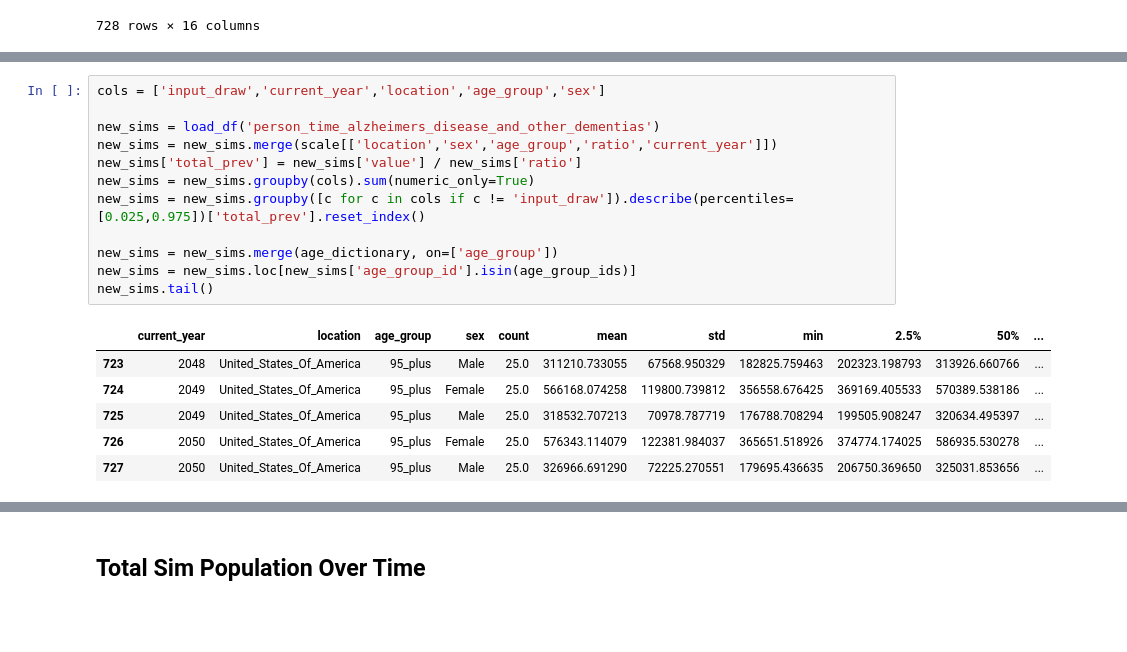
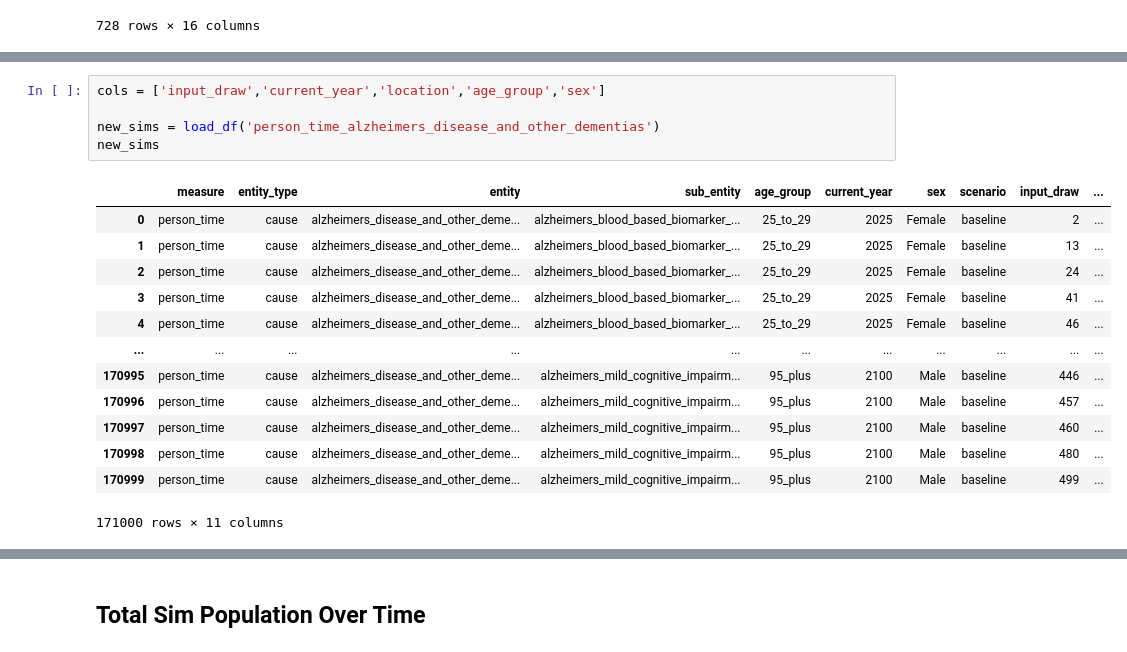
Before and after one commit to ihmeuw/vivarium_research_alzheimers, a Jupyter notebook: verification_and_validation/2025_09_18d_model4.5_vv.ipynb, the cells around one changed output, grey strips where cells are left out. Drawn from its saved outputs; the diff is of its cells as text; blank space fills up the shorter version.

```diff
--- a/verification_and_validation/2025_09_18d_model4.5_vv.ipynb
+++ b/verification_and_validation/2025_09_18d_model4.5_vv.ipynb
@@ -616,19 +793,19 @@ art_prev_data
 # %%
 cols = ['input_draw','current_year','location','age_group','sex']
 
 new_sims = load_df('person_time_alzheimers_disease_and_other_dementias')
-new_sims = new_sims.merge(scale[['location','sex','age_group','ratio','current_year']])
-new_sims['total_prev'] = new_sims['value'] / new_sims['ratio']
-new_sims = new_sims.groupby(cols).sum(numeric_only=True)
-new_sims = new_sims.groupby([c for c in cols if c != 'input_draw']).describe(percentiles=[0.025,0.975])['total_prev'].reset_index()
-
-new_sims = new_sims.merge(age_dictionary, on=['age_group'])
-new_sims = new_sims.loc[new_sims['age_group_id'].isin(age_group_ids)]
-new_sims.tail()
+new_sims
 # %% [output]
-|  | current_year | location | age_group | sex | count | mean | std | min | 2.5% | 50% | ... |
-| 723 | 2048 | United_States_Of_America | 95_plus | Male | 25.0 | 311210.733055 | 67568.950329 | 182825.759463 | 202323.198793 | 313926.660766 | ... |
-| 724 | 2049 | United_States_Of_America | 95_plus | Female | 25.0 | 566168.074258 | 119800.739812 | 356558.676425 | 369169.405533 | 570389.538186 | ... |
-| 725 | 2049 | United_States_Of_America | 95_plus | Male | 25.0 | 318532.707213 | 70978.787719 | 176788.708294 | 199505.908247 | 320634.495397 | ... |
-| 726 | 2050 | United_States_Of_America | 95_plus | Female | 25.0 | 576343.114079 | 122381.984037 | 365651.518926 | 374774.174025 | 586935.530278 | ... |
-| 727 | 2050 | United_States_Of_America | 95_plus | Male | 25.0 | 326966.691290 | 72225.270551 | 179695.436635 | 206750.369650 | 325031.853656 | ... |
+|  | measure | entity_type | entity | sub_entity | age_group | current_year | sex | scenario | input_draw | ... |
+| 0 | person_time | cause | alzheimers_disease_and_other_deme... | alzheimers_blood_based_biomarker_... | 25_to_29 | 2025 | Female | baseline | 2 | ... |
+| 1 | person_time | cause | alzheimers_disease_and_other_deme... | alzheimers_blood_based_biomarker_... | 25_to_29 | 2025 | Female | baseline | 13 | ... |
+| 2 | person_time | cause | alzheimers_disease_and_other_deme... | alzheimers_blood_based_biomarker_... | 25_to_29 | 2025 | Female | baseline | 24 | ... |
+| 3 | person_time | cause | alzheimers_disease_and_other_deme... | alzheimers_blood_based_biomarker_... | 25_to_29 | 2025 | Female | baseline | 41 | ... |
+| 4 | person_time | cause | alzheimers_disease_and_other_deme... | alzheimers_blood_based_biomarker_... | 25_to_29 | 2025 | Female | baseline | 46 | ... |
+| ... | ... | ... | ... | ... | ... | ... | ... | ... | ... | ... |
+| 170995 | person_time | cause | alzheimers_disease_and_other_deme... | alzheimers_mild_cognitive_impairm... | 95_plus | 2100 | Male | baseline | 446 | ... |
+| 170996 | person_time | cause | alzheimers_disease_and_other_deme... | alzheimers_mild_cognitive_impairm... | 95_plus | 2100 | Male | baseline | 457 | ... |
+| 170997 | person_time | cause | alzheimers_disease_and_other_deme... | alzheimers_mild_cognitive_impairm... | 95_plus | 2100 | Male | baseline | 460 | ... |
+| 170998 | person_time | cause | alzheimers_disease_and_other_deme... | alzheimers_mild_cognitive_impairm... | 95_plus | 2100 | Male | baseline | 480 | ... |
+| 170999 | person_time | cause | alzheimers_disease_and_other_deme... | alzheimers_mild_cognitive_impairm... | 95_plus | 2100 | Male | baseline | 499 | ... |
+171000 rows × 11 columns
```
Also changed, not shown: parts of 38 cells of this notebook.
